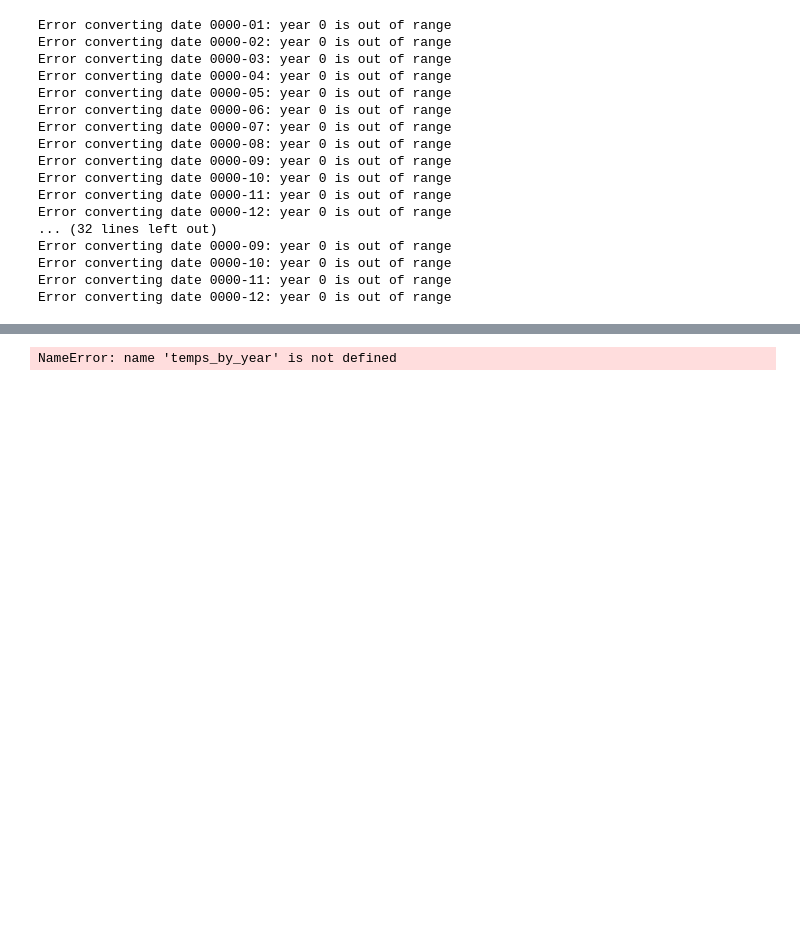
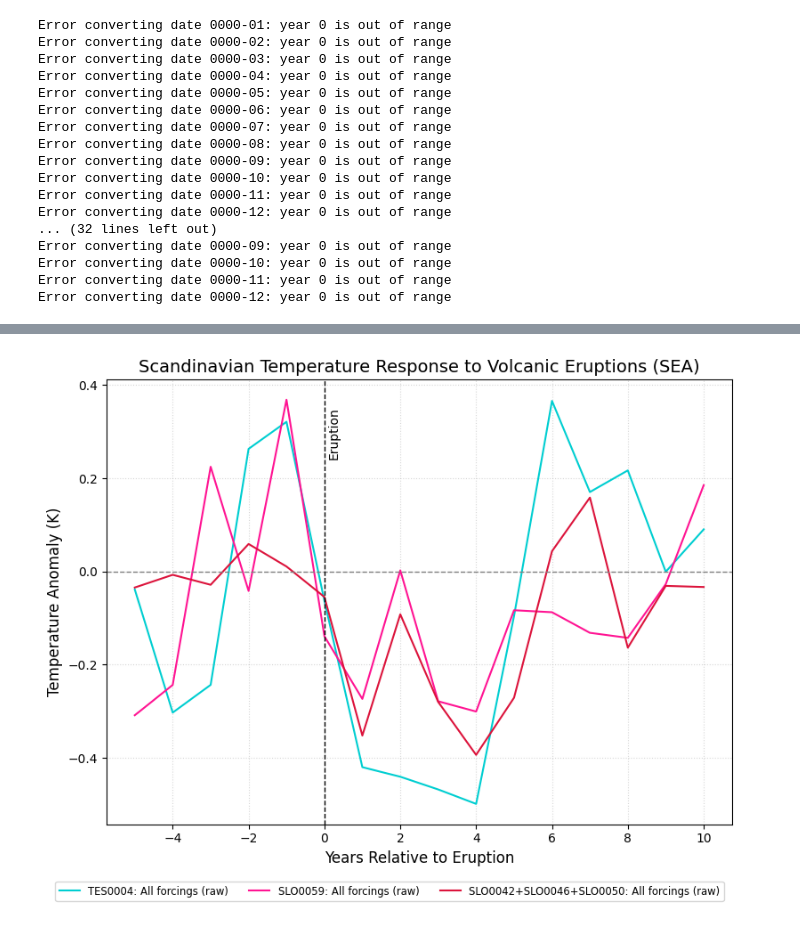
Before and after one commit to EliHHogemo/lia, a Jupyter notebook: SEA_scandinavia.ipynb, the cells around one changed output, grey strips where cells are left out. Drawn from its saved outputs; the diff is of its cells as text; code cells hidden in the pictures; blank space fills up the shorter version.

```diff
--- a/SEA_scandinavia.ipynb
+++ b/SEA_scandinavia.ipynb
@@ -14,9 +14,6 @@ import os
 import cartopy.crs as ccrs
 import cartopy.feature as cfeature
 from datetime import datetime
-# %%
-window_before = 5
-window_after = 10
 # %%
 t2m_all_forcing_tes1 = xr.open_dataset('/nird/datalake/NS1004K/elihho/tes0004_echam6_BOT_mm_0_1850_var167.nc')
 t2m_all_forcing_slo1 = xr.open_dataset('/nird/datalake/NS1004K/elihho/slo0059_echam6_BOT_mm_0_1850_var167.nc')
@@ -146,6 +127,11 @@ def calculate_yearly_mean(array):
 
     yearly_mean_data = array.groupby('year').mean(dim='time')
     return yearly_mean_data
+# %%
+yearly_mean_tes = calculate_yearly_mean(scand_lia_tes)
+yearly_mean_slo = calculate_yearly_mean(scand_lia_slo)
+yearly_mean_orb_GHG = calculate_yearly_mean(scand_orb_GHG_lia)
+yearly_mean_all_forcing = calculate_yearly_mean(scand_all_forcing_lia)
 # %%
 eruptions = [1257, 1477, 1510, 1585, 1595, 1640, 1667, 1673, 1707, 1721, 1739, 1755, 1766, 1783, 1815, 1822, 1831]
 # %%
@@ -172,13 +164,60 @@ def superposed_epoch_analysis(series, eruption_years):
 # %%
-window, mean_response, std_response = superposed_epoch_analysis(
-    temps_by_year,
-    eruption_years,
+window_tes, mean_response_tes, std_response_tes = superposed_epoch_analysis(
+    yearly_mean_tes,
+    eruptions,
     window_before=5,
     window_after=10
 )
+
+window_slo, mean_response_slo, std_response_slo = superposed_epoch_analysis(
+    yearly_mean_slo,
+    eruptions,
+    window_before=5,
+    window_after=10
+)
+
+window_orb_GHG, mean_response_orb_GHG, std_response_orb_GHG = superposed_epoch_analysis(
+    yearly_mean_orb_GHG,
+    eruptions,
+    window_before=5,
+    window_after=10
+)
+
+window_all_forcing, mean_response_all_forcing, std_response_all_forcing = superposed_epoch_analysis(
+    yearly_mean_all_forcing,
+    eruptions,
+    window_before=5,
+    window_after=10
+)
-# %% [output]
-NameError: name 'temps_by_year' is not defined
 # %%
-rel_years, mean_anomaly, std_anomaly, all_epochs = superposed_epoch_analysis_simple(
-    years_clean, wf_values_clean, eruption_years, window_before=5, window_after=10
+fig, ax = plt.subplots(figsize = (8, 6))
+
+ax.plot(window_tes, mean_response_tes, color = 'darkturquoise', label = 'TES0004: All forcings (raw)')
+ax.plot(window_slo, mean_response_slo, color = 'deeppink', label = 'SLO0059: All forcings (raw)')
+#ax.plot(window_orb_GHG, mean_response_orb_GHG, color = 'rebeccapurple', label = 'SLO0043: orbital, GHG (raw)')
+ax.plot(window_all_forcing, mean_response_all_forcing, color = 'crimson', label = 'SLO0042+SLO0046+SLO0050: All forcings (raw)')
+
+ax.axhline(0, color='gray', linestyle='--', lw=1)
+ax.axvline(0, color='black', linestyle='--', lw=1)
+ax.text(0.1, ax.get_ylim()[1]*0.6, 'Eruption', rotation=90, color='black')
+
+ax.set_ylabel('Temperature Anomaly (K)', fontsize=12)
+ax.set_xlabel('Years Relative to Eruption', fontsize=12)
+ax.set_title('Scandinavian Temperature Response to Volcanic Eruptions (SEA)', fontsize=14)
+
+ax.grid(True, linestyle=':', alpha=0.5)
+
+handles, labels = ax.get_legend_handles_labels()
+fig.legend(
+    handles, labels,
+    loc='lower center',
+    bbox_to_anchor=(0.5, -0.05),
+    ncol=6,
+    fontsize='small',
+    frameon=True
 )
+
+plt.tight_layout()
+plt.show()
+# %% [output]
+[figure, added]
```
Also changed, not shown: parts of 5 cells of this notebook, 1 other file.
